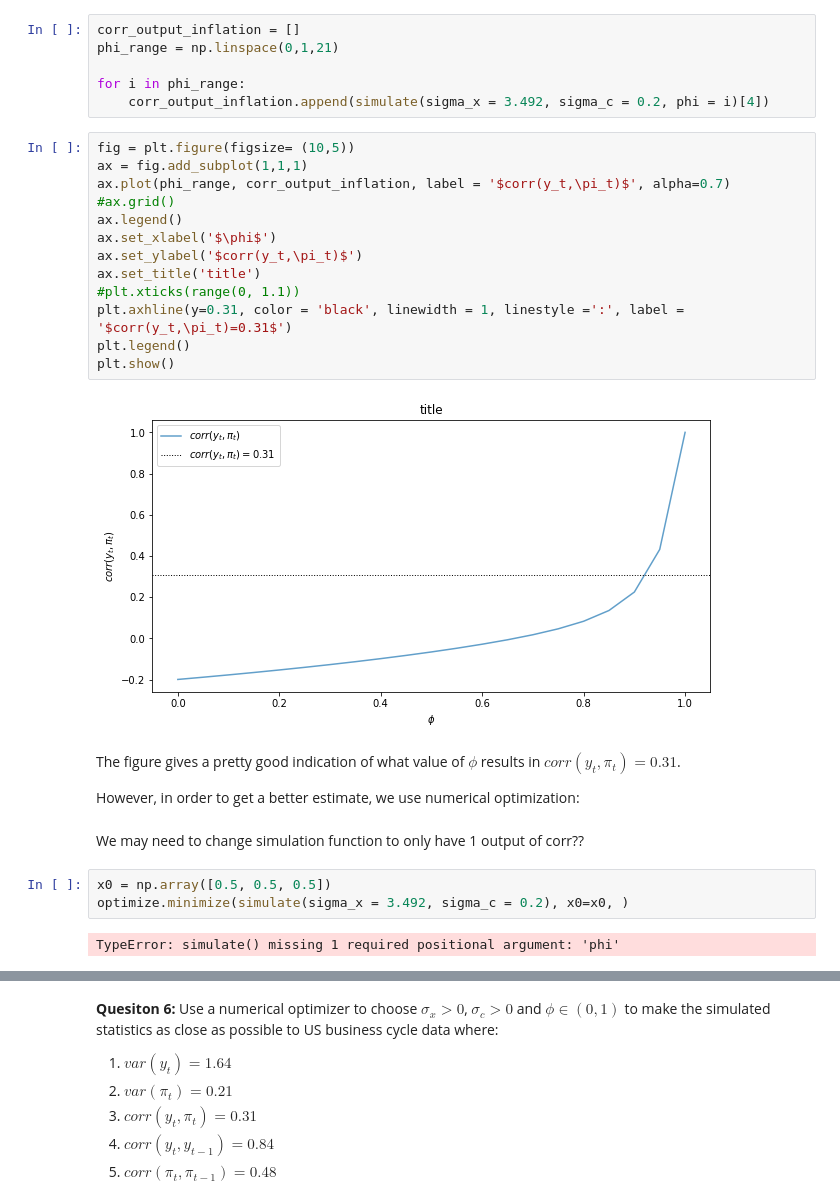
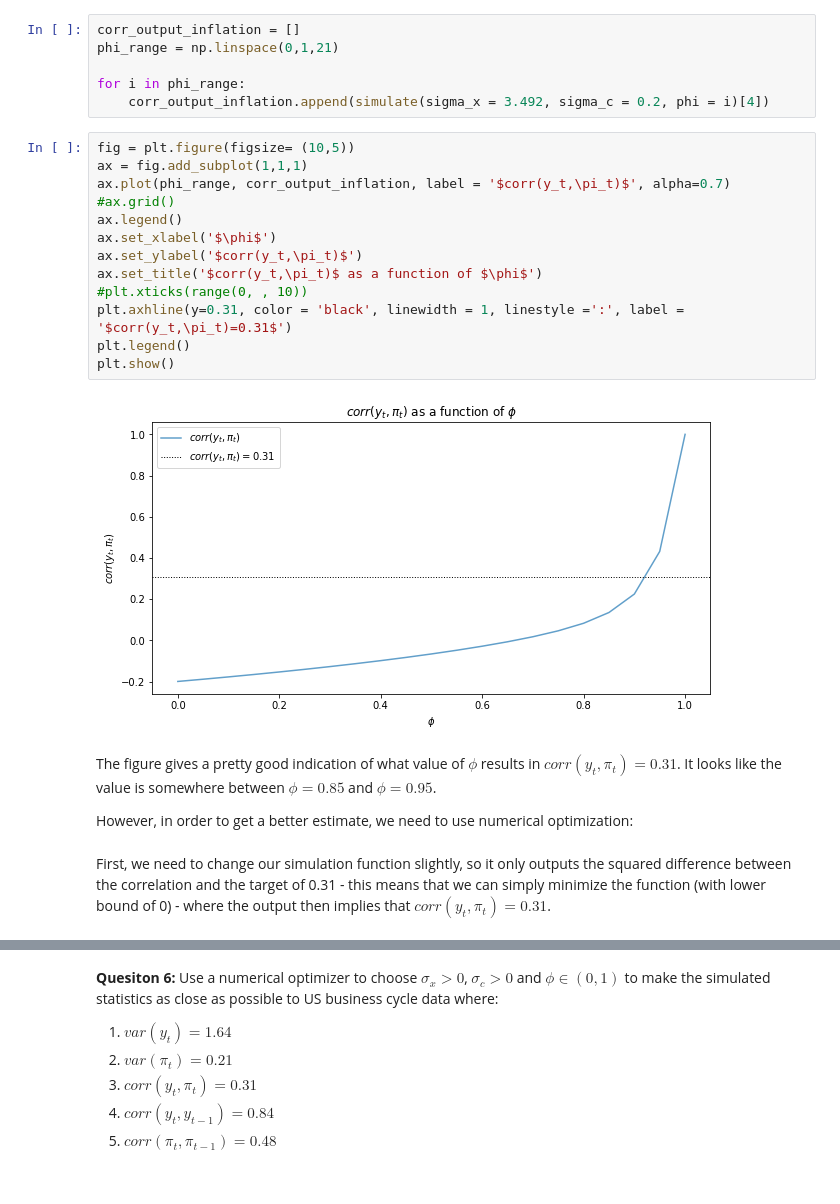
Before and after one commit to NumEconCopenhagen/projects-2019-wms, a Jupyter notebook: examproject/exam_2019.ipynb, the cells around one changed output, grey strips where cells are left out. Drawn from its saved outputs; the diff is of its cells as text.

```diff
--- a/examproject/exam_2019.ipynb
+++ b/examproject/exam_2019.ipynb
@@ -708,26 +724,21 @@ for i in phi_range:
 # %%
 fig = plt.figure(figsize= (10,5))
 ax = fig.add_subplot(1,1,1)
 ax.plot(phi_range, corr_output_inflation, label = '$corr(y_t,\pi_t)$', alpha=0.7)
 #ax.grid()
 ax.legend()
 ax.set_xlabel('$\phi$')
 ax.set_ylabel('$corr(y_t,\pi_t)$')
-ax.set_title('title')
-#plt.xticks(range(0, 1.1))
+ax.set_title('$corr(y_t,\pi_t)$ as a function of $\phi$')
+#plt.xticks(range(0, , 10))
 plt.axhline(y=0.31, color = 'black', linewidth = 1, linestyle =':', label = '$corr(y_t,\pi_t)=0.31$')
 plt.legend()
 plt.show()
 # %% [output]
-[figure, old version]
+[figure, new version]
 # %% [markdown]
-The figure gives a pretty good indication of what value of $\phi$ results in $corr(y_t,\pi_t)=0.31$.
+The figure gives a pretty good indication of what value of $\phi$ results in $corr(y_t,\pi_t)=0.31$. It looks like the value is somewhere between $\phi=0.85$ and $\phi=0.95$.
 
-However, in order to get a better estimate, we use numerical optimization:
+However, in order to get a better estimate, we need to use numerical optimization:
-# %% [markdown]
-We may need to change simulation function to only have 1 output of corr??
-# %%
-x0 = np.array([0.5, 0.5, 0.5])
-optimize.minimize(simulate(sigma_x = 3.492, sigma_c = 0.2), x0=x0, )
-# %% [output]
-TypeError: simulate() missing 1 required positional argument: 'phi'
+# %% [markdown]
+First, we need to change our simulation function slightly, so it only outputs the squared difference between the correlation and the target of 0.31 - this means that we can simply minimize the function (with lower bound of 0) - where the output then implies that $corr(y_t,\pi_t)=0.31$.
```
Also changed, not shown: parts of 15 cells of this notebook.
